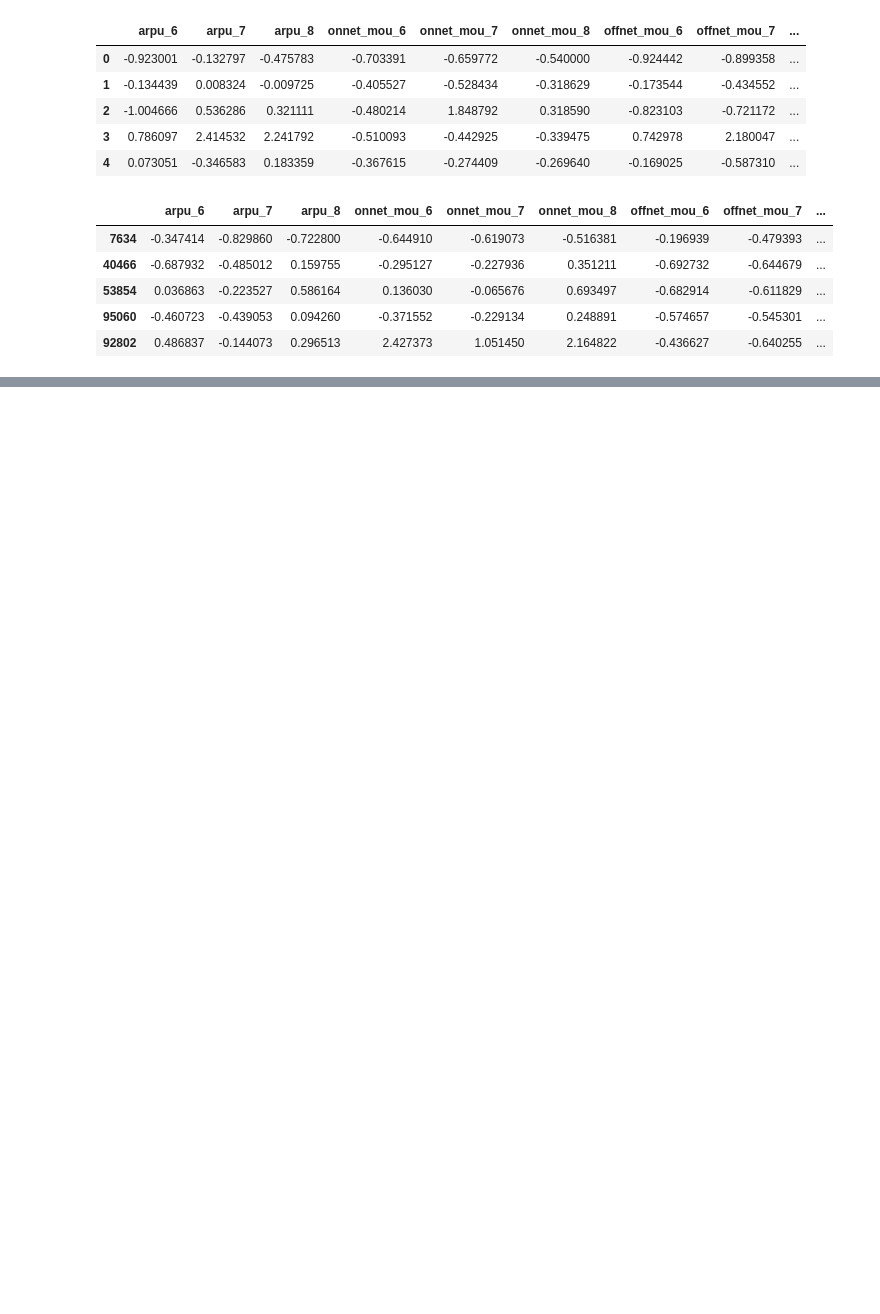
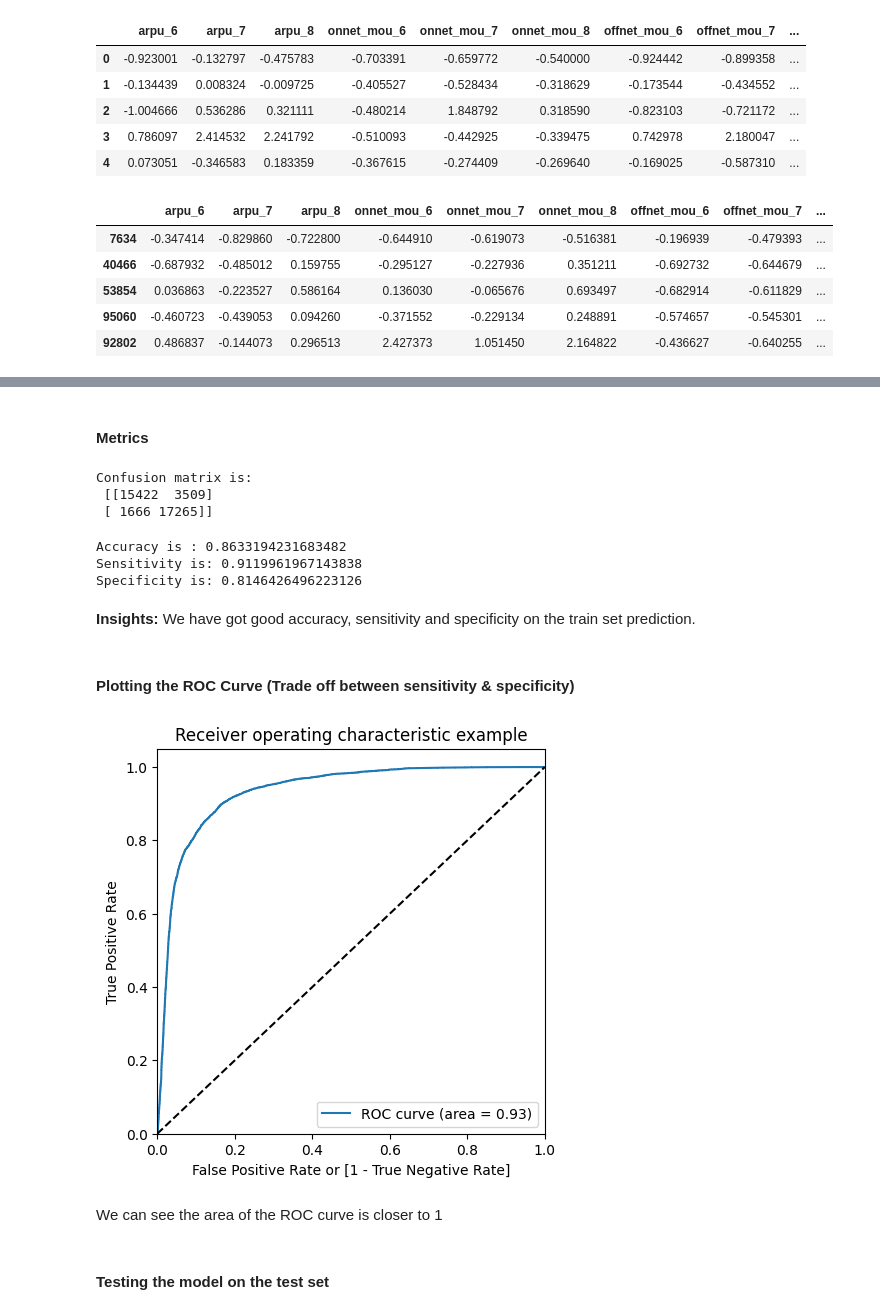
Before and after one commit to AkankshaDwivedi/telecom-churn-assignment, a Jupyter notebook: Telecom_Churn_Case_study.ipynb, the cells around one changed output, grey strips where cells are left out. Cells and saved outputs as stored; diff of their text form; code cells hidden in the pictures; blank space fills up the shorter version.

Commit message:
Model without PCA

```diff
--- a/Telecom_Churn_Case_study.ipynb
+++ b/Telecom_Churn_Case_study.ipynb
@@ -1102,0 +1495,4 @@ X_test.head()
+# %%
+# Creating a column with name "Predicted", which is the predicted value for 0.5 cutoff
+y_train_pred_final['Predicted'] = y_train_pred_final['Churn_Prob'].map(lambda x: 1 if x > 0.5 else 0)
+y_train_pred_final.head()
@@ -1102,0 +1506,10 @@ X_test.head()
+# %% [markdown]
+#### Metrics
+# %%
+# Confusion metrics
+confusion = metrics.confusion_matrix(y_train_pred_final['Churn'], y_train_pred_final['Predicted'])
+print("Confusion matrix is:\n", confusion)
+# %% [output]
+Confusion matrix is:
+ [[15422  3509]
+ [ 1666 17265]]
@@ -1102,0 +1521,48 @@ X_test.head()
+# %%
+# Accuracy
+accuracy = metrics.accuracy_score(y_train_pred_final['Churn'], y_train_pred_final['Predicted'])
+print('Accuracy is :', accuracy)
+
+# Sensitivity
+sensitivity = TP / float(TP+FN)
+print("Sensitivity is:", sensitivity)
+
+# Specificity
+specificity = TN / float(TN+FP)
+print("Specificity is:", specificity)
+# %% [output]
+Accuracy is : 0.8633194231683482
+Sensitivity is: 0.9119961967143838
+Specificity is: 0.8146426496223126
+# %% [markdown]
+**Insights:**
+We have got good accuracy, sensitivity and specificity on the train set prediction.
+# %% [markdown]
+#### Plotting the ROC Curve (Trade off between sensitivity & specificity)
+# %%
+# ROC Curve function
+
+def draw_roc( actual, probs ):
+    fpr, tpr, thresholds = metrics.roc_curve( actual, probs,
+                                              drop_intermediate = False )
+    auc_score = metrics.roc_auc_score( actual, probs )
+    plt.figure(figsize=(5, 5))
+    plt.plot( fpr, tpr, label='ROC curve (area = %0.2f)' % auc_score )
+    plt.plot([0, 1], [0, 1], 'k--')
+    plt.xlim([0.0, 1.0])
+    plt.ylim([0.0, 1.05])
+    plt.xlabel('False Positive Rate or [1 - True Negative Rate]')
+    plt.ylabel('True Positive Rate')
+    plt.title('Receiver operating characteristic example')
+    plt.legend(loc="lower right")
+    plt.show()
+
+    return None
+# %%
+draw_roc(y_train_pred_final['Churn'], y_train_pred_final['Churn_Prob'])
+# %% [output]
+[figure, added]
+# %% [markdown]
+We can see the area of the ROC curve is closer to 1
+# %% [markdown]
+#### Testing the model on the test set
```
Also changed, not shown: parts of 153 cells of this notebook.
